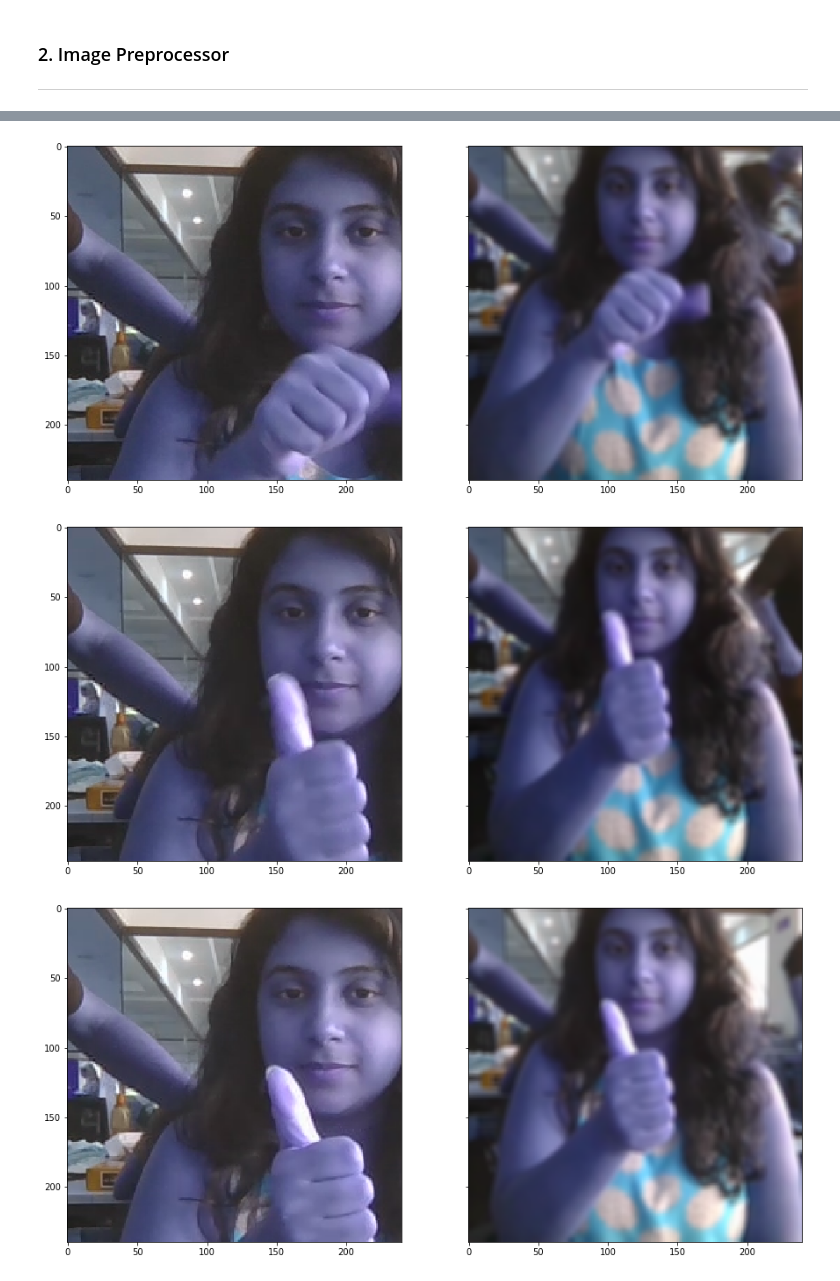
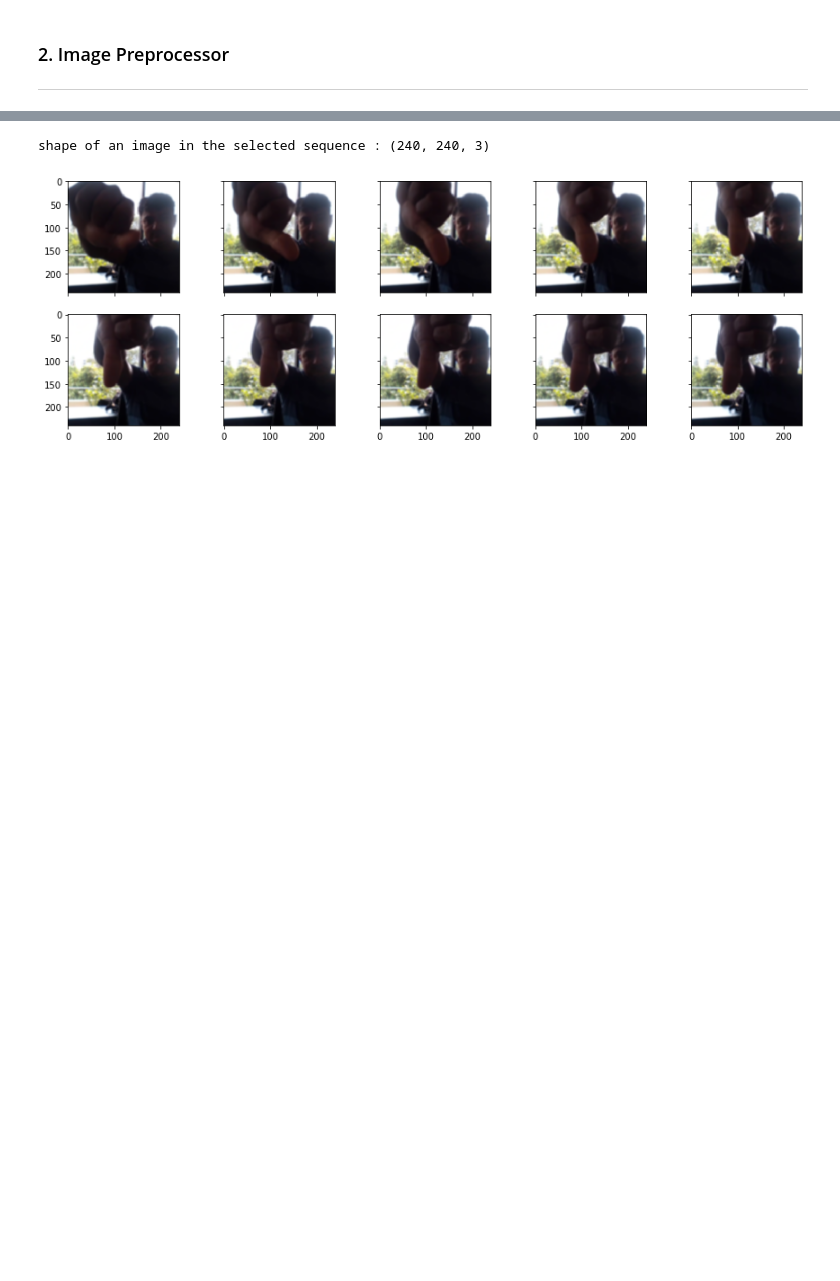
Before and after one commit to dhrubach/cnn-gesture-recognition, a Jupyter notebook: cnn-gesture-recognition.ipynb, the cells around one changed output, grey strips where cells are left out. Drawn from its saved outputs; the diff is of its cells as text; code cells hidden in the pictures; blank space fills up the shorter version.

```diff
--- a/cnn-gesture-recognition.ipynb
+++ b/cnn-gesture-recognition.ipynb
@@ -77,11 +79,11 @@ random_train_index = rn.randint(0, len(train_doc))
 sequence_dir = train_doc[random_train_index].split(';')[0]
 
 # list of all images in the folder
-image_names = os.listdir('data/train/' + sequence_dir)
+image_names = os.listdir(train_path + sequence_dir)
 
 images = []
-for name in image_names:
-    img = cv2.imread('data/train/' + sequence_dir + '/' + name)
+for name in image_names[0:30:3]:
+    img = cv2.imread(train_path + sequence_dir + '/' + name)
     images.append(cv2.cvtColor(img, cv2.COLOR_BGR2RGB))
 
 print('shape of an image in the selected sequence : {0}'.format(images[0].shape))
@@ -151,11 +155,16 @@ class ImagePreprocessor:
 # %%
 imagePreprocess = ImagePreprocessor(crop=True, normalize=True, resize=True, smoothing=True)
 
-for name in image_names[0:15:3]:
-    img = cv2.imread('data/train/' + sequence_dir + '/' + name)
+pr_images = []
+
+for name in image_names[0:30:3]:
+    img = cv2.imread(train_path + sequence_dir + '/' + name)
     pr_image = imagePreprocess.process_image(orig_image=img)
-    plot_image([img, pr_image])
+    pr_images.append(cv2.cvtColor(pr_image, cv2.COLOR_BGR2RGB))
+
+print('shape of an image in the selected sequence : {0}'.format(pr_images[0].shape))
+
+plot_image(pr_images)
 # %% [output]
+shape of an image in the selected sequence : (240, 240, 3)
-[figure, old version]
+[figure, new version]
-[figure, removed]
-[figure, removed]
```
Also changed, not shown: parts of 19 cells of this notebook.
